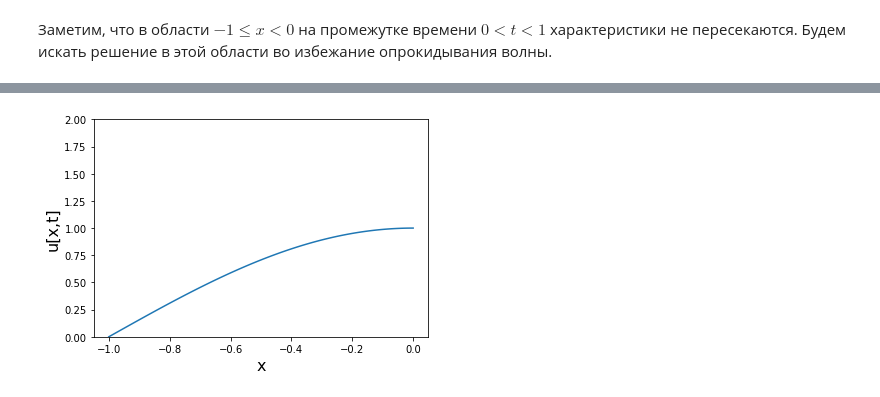
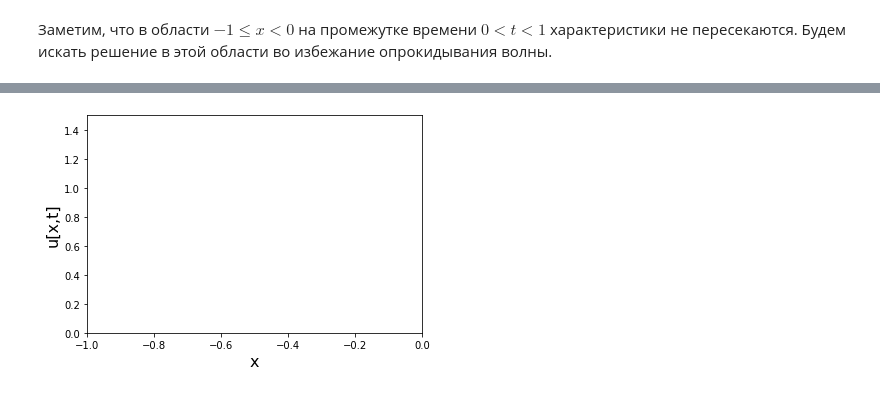
Before and after one commit to ctbip/omm-praki, a Jupyter notebook: styrov-28var.ipynb, the cells around one changed output, grey strips where cells are left out. Saved outputs shown, nothing was run; the diff lists cells and outputs as text; code cells hidden in the pictures.

```diff
--- a/styrov-28var.ipynb
+++ b/styrov-28var.ipynb
@@ -158,8 +156,24 @@ fig.colorbar(surf, shrink=0.5, aspect=8)
+# %%
+fig = plt.figure()
+ax = plt.axes(xlim=(-1, 0), ylim=(0, 1.5))
+plt.xlabel('x', fontsize=16)
+plt.ylabel('u[x,t]', fontsize=16)
+line, = ax.plot([], [], lw=2)
+
+def init():
+    line.set_data([],[])
+    return line,
+
+def animate(i):
+    global x, u
+    line.set_data(x, u[i, :])
+    return line,
+anim = animation.FuncAnimation(fig, animate, init_func=init,
+                               frames=100, interval=20, blit=True)
+# %% [output]
+[figure, added]
 # %%
-fig, ax = plt.subplots()
-ax.set_ylim(0, 2)
-plt.xlabel('x', fontsize=16)
-plt.ylabel('u[x,t]', fontsize=16)
+
 
 line = ax.plot(x, u[..., 0])[0]
 
@@ -170,11 +184,11 @@ def init():
 def animate(i):
     line.set_ydata(u[..., i])
     return line,
-
-anim = animation.FuncAnimation(fig, animate, interval=10)
-writervideo = animation.FFMpegWriter(fps=60)
+# animate=True
+anim = animation.FuncAnimation(fig, animate, interval=10, init_func=init,
+                               frames=100, blit=True)
+# writervideo = animation.FFMpegWriter(fps=60)
+# fig.show()
-# %% [output]
-[figure, removed]
 # %%
 N = 500
 x1 = np.linspace(-1, 0, N)
```
Also changed, not shown: parts of 6 cells of this notebook.
